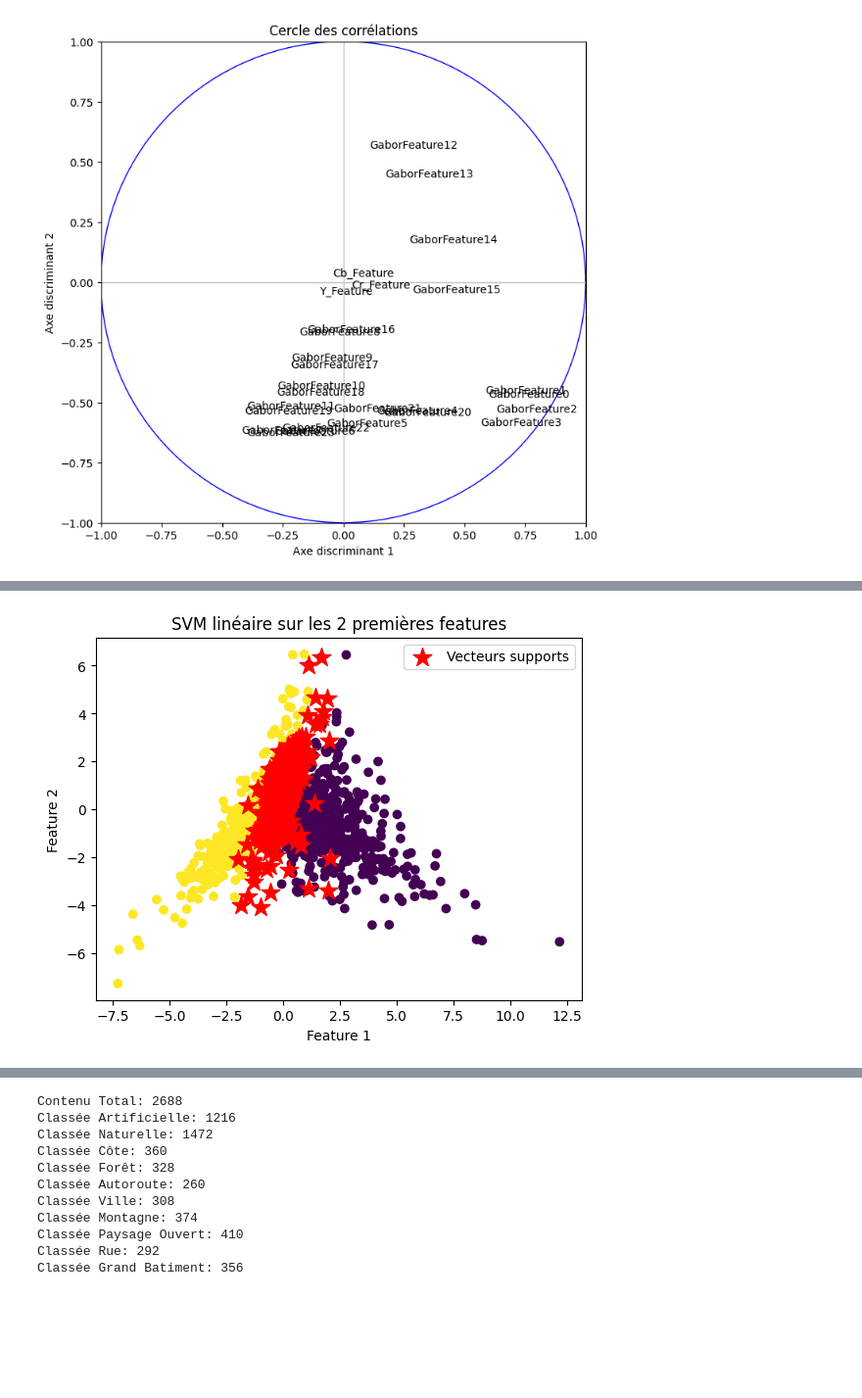
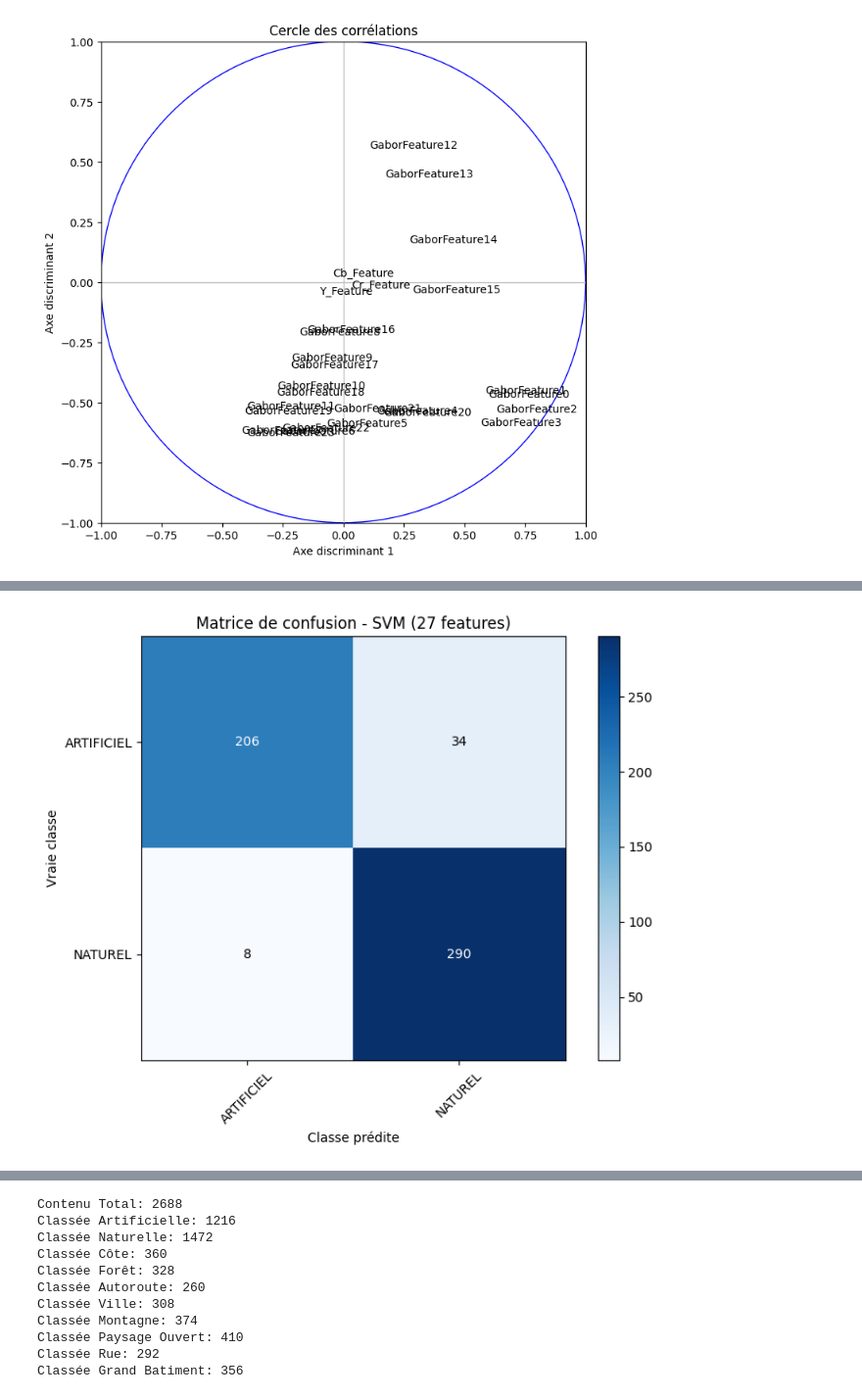
Before and after one commit to prichert17/Projet_Machine_Learning, a Jupyter notebook: Classification_automatique.ipynb, the cells around one changed output, grey strips where cells are left out. Shown at 98% size. Saved outputs shown, nothing was run; the diff lists cells and outputs as text; code cells hidden in the pictures; blank space fills up the shorter version.

Commit message:
SVM fait sur les 27 features, projection sur les 2 coord de la LDA pour visualisation

```diff
--- a/Classification_automatique.ipynb
+++ b/Classification_automatique.ipynb
@@ -249,43 +249,67 @@ yt = le.fit_transform(database['Classe'])
 feature_cols = [col for col in database.columns if col not in ['Numero', 'Classe', 'SousClasse']]
 X = database[feature_cols].values
 
-plt.figure()
+# Split train/test pour créer l'entrainement et le test
+X_train, X_test, y_train, y_test = train_test_split(X, yt, test_size=0.2)
 
-# Utiliser les deux premières features de Gabor
+# Apprentissage de la règle de décision sur les 27 features
+svc = SVC(C=10000, kernel='linear')
+svc.fit(X_train, y_train)
+
+# Prédiction
+y_pred = svc.predict(X_test)
+
+# Évaluation
+print(f'Accuracy: {accuracy_score(y_test, y_pred):.4f}')
+print(f'Balanced Accuracy: {balanced_accuracy_score(y_test, y_pred):.4f}')
+print('\nRapport de classification:')
+print(classification_report(y_test, y_pred, target_names=le.classes_))
+
+# Matrice de confusion
+cm = confusion_matrix(y_test, y_pred)
+plt.figure(figsize=(8, 6))
+plt.imshow(cm, interpolation='nearest', cmap='Blues')
+plt.title('Matrice de confusion - SVM (27 features)')
+plt.colorbar()
+tick_marks = np.arange(len(le.classes_))
+plt.xticks(tick_marks, le.classes_, rotation=45)
+plt.yticks(tick_marks, le.classes_)
+plt.ylabel('Vraie classe')
+plt.xlabel('Classe prédite')
+
+# Ajouter les valeurs dans chaque case
+thresh = cm.max() / 2.
+for i, j in np.ndindex(cm.shape):
+    plt.text(j, i, format(cm[i, j], 'd'),
+             ha="center", va="center",
+             color="white" if cm[i, j] > thresh else "black")
+plt.tight_layout()
+plt.show()
+
+# Informations sur le modèle
+print(f'\nNombre de vecteurs supports: {len(svc.support_vectors_)}')
+print(f'Nombre de features utilisées: {X.shape[1]}')
+
+# Visualisation sur les 2 premières composantes LDA (pour visualisation uniquement)
 Xs = coord_lda[:, :2]
+svc_viz = SVC(C=10000, kernel='linear')
+svc_viz.fit(Xs, yt)
 
-plt.scatter(Xs[:,0], Xs[:,1], c=yt, marker='o', cmap='viridis')
-plt.xlabel('Feature 1')
-plt.ylabel('Feature 2')
-
-# Apprentissage de la règle de décision
-svc = SVC(C=10000, kernel='linear')
-svc.fit(Xs, yt)
-
-# Vecteurs supports obtenus après l'apprentissage
-sv = svc.support_vectors_
-print('position des points supports :', svc.support_vectors_)
-print('valeur des alphas :', svc.dual_coef_)
-print('valeur de a0 :', svc.intercept_)
-
-plt.scatter(svc.support_vectors_[:,0], svc.support_vectors_[:,1], c='r', marker='*', s=200, label='Vecteurs supports')
-plt.legend()
-plt.title('SVM linéaire sur les 2 premières features')
-
-# Tracé de la frontière de décision
-x = np.linspace(np.min(Xs[:,0]), np.max(Xs[:,0]), 100)
-y = np.linspace(np.min(Xs[:,1]), np.max(Xs[:,1]), 100)
-xx, yy = np.meshgrid(x, y)
-Z = svc.predict(np.c_[xx.ravel(), yy.ravel()])
+plt.figure(figsize=(10, 8))
+x_min, x_max = Xs[:, 0].min() - 1, Xs[:, 0].max() + 1
+y_min, y_max = Xs[:, 1].min() - 1, Xs[:, 1].max() + 1
+xx, yy = np.meshgrid(np.linspace(x_min, x_max, 200),
+                     np.linspace(y_min, y_max, 200))
+Z = svc_viz.predict(np.c_[xx.ravel(), yy.ravel()])
 Z = Z.reshape(xx.shape)
 
-plt.figure()
 plt.contourf(xx, yy, Z, alpha=0.3, cmap='viridis')
-plt.scatter(Xs[:,0], Xs[:,1], c=yt, marker='o', cmap='viridis', edgecolors='k')
-plt.scatter(svc.support_vectors_[:,0], svc.support_vectors_[:,1], c='r', marker='*', s=200, label='Vecteurs supports')
-plt.xlabel('Feature 1')
-plt.ylabel('Feature 2')
-plt.title('Frontière de décision SVM')
+plt.scatter(Xs[:,0], Xs[:,1], c=yt, marker='o', cmap='viridis', edgecolors='k', s=50)
+plt.scatter(svc_viz.support_vectors_[:,0], svc_viz.support_vectors_[:,1],
+            c='r', marker='*', s=200, label='Vecteurs supports', edgecolors='black')
+plt.xlabel('Composante LDA 1')
+plt.ylabel('Composante LDA 2')
+plt.title('Frontière de décision SVM (projection LDA)')
 plt.legend()
 plt.show()
 # %% [output]
@@ -309 +328 @@ valeur de a0 : [-0.43507757]
-[figure, old version]
+[figure, new version]
```
Also changed, not shown: parts of 1 cell of this notebook.
